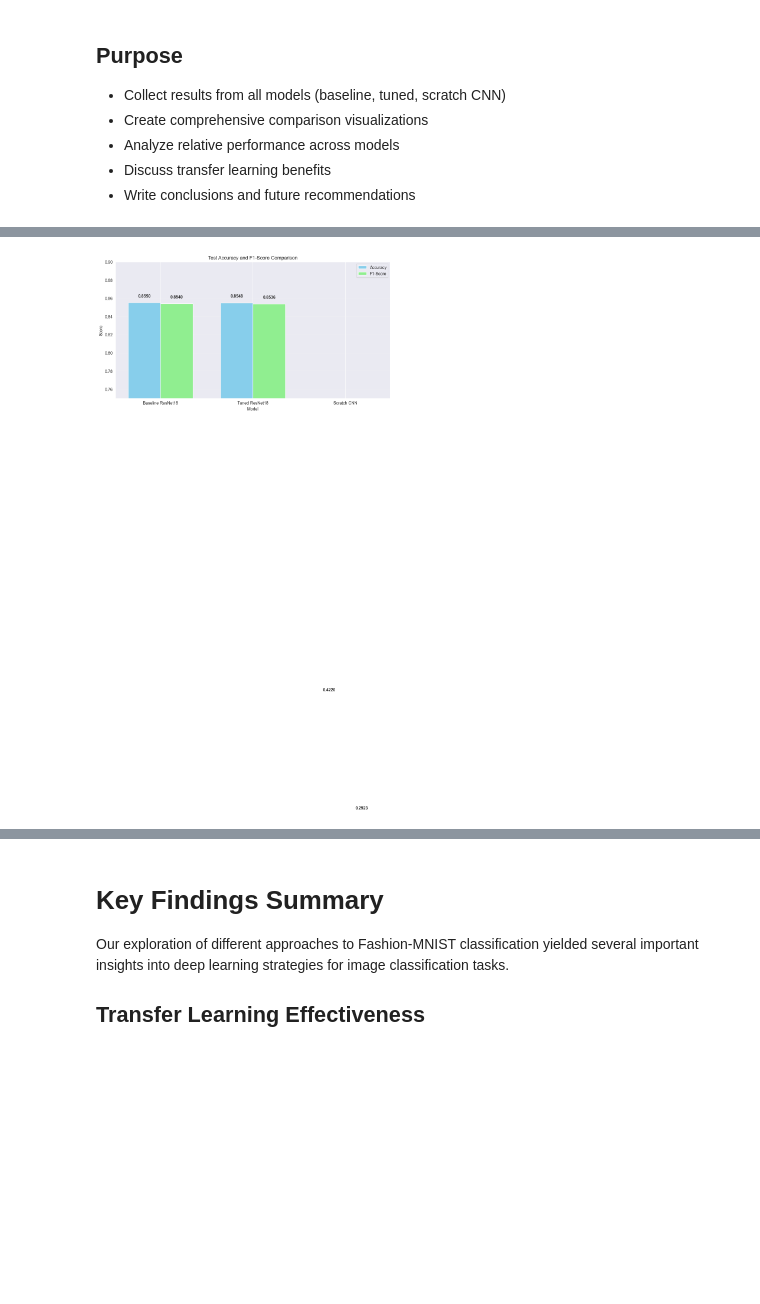
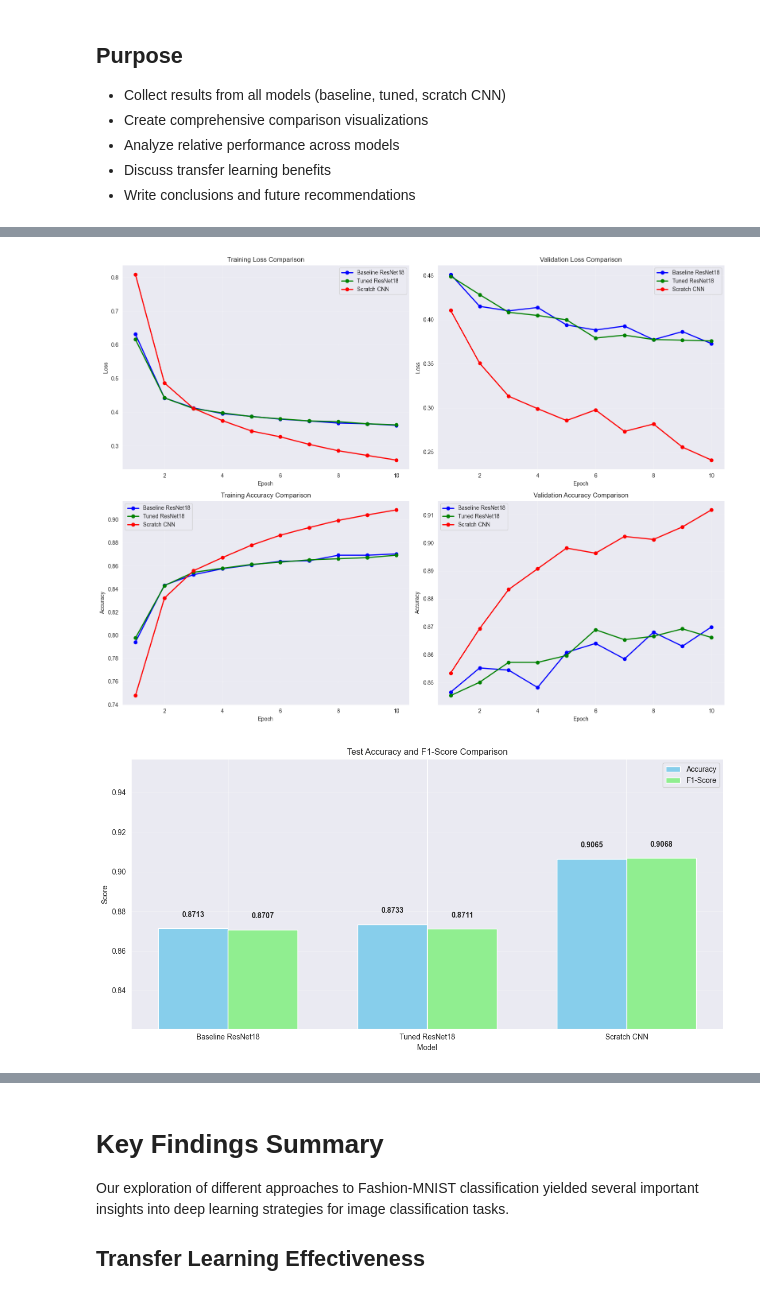
Before and after one commit to Skelligg/DL_Machine_Vision_Project, a Jupyter notebook: notebooks/06_comparison.ipynb, the cells around one changed output, grey strips where cells are left out. Saved outputs shown, nothing was run; the diff lists cells and outputs as text; code cells hidden in the pictures; blank space fills up the shorter version.

Commit message:
replaced hardcoded values with actual models saved metrics

```diff
--- a/notebooks/06_comparison.ipynb
+++ b/notebooks/06_comparison.ipynb
@@ -280,38 +169,100 @@ plt.close()  # Close the current figure before creating a new one
+# %%
+# Plot training curves for all models using actual checkpoint data
+epochs = range(1, len(baseline_metrics['train_losses']) + 1)
+
+# Create plots
+fig, axes = plt.subplots(2, 2, figsize=(16, 12))
+
+# Training Loss
+ax1 = axes[0, 0]
+ax1.plot(epochs, baseline_metrics['train_losses'], 'b-o', label='Baseline ResNet18', linewidth=2)
+ax1.plot(epochs, tuned_metrics['train_losses'], 'g-o', label='Tuned ResNet18', linewidth=2)
+ax1.plot(epochs, scratch_metrics['train_losses'], 'r-o', label='Scratch CNN', linewidth=2)
+ax1.set_xlabel('Epoch')
+ax1.set_ylabel('Loss')
+ax1.set_title('Training Loss Comparison')
+ax1.legend()
+ax1.grid(True, alpha=0.3)
+
+# Validation Loss
+ax2 = axes[0, 1]
+ax2.plot(epochs, baseline_metrics['val_losses'], 'b-o', label='Baseline ResNet18', linewidth=2)
+ax2.plot(epochs, tuned_metrics['val_losses'], 'g-o', label='Tuned ResNet18', linewidth=2)
+ax2.plot(epochs, scratch_metrics['val_losses'], 'r-o', label='Scratch CNN', linewidth=2)
+ax2.set_xlabel('Epoch')
+ax2.set_ylabel('Loss')
+ax2.set_title('Validation Loss Comparison')
+ax2.legend()
+ax2.grid(True, alpha=0.3)
+
+# Training Accuracy
+ax3 = axes[1, 0]
+ax3.plot(epochs, baseline_metrics['train_accs'], 'b-o', label='Baseline ResNet18', linewidth=2)
+ax3.plot(epochs, tuned_metrics['train_accs'], 'g-o', label='Tuned ResNet18', linewidth=2)
+ax3.plot(epochs, scratch_metrics['train_accs'], 'r-o', label='Scratch CNN', linewidth=2)
+ax3.set_xlabel('Epoch')
+ax3.set_ylabel('Accuracy')
+ax3.set_title('Training Accuracy Comparison')
+ax3.legend()
+ax3.grid(True, alpha=0.3)
+
+# Validation Accuracy
+ax4 = axes[1, 1]
+ax4.plot(epochs, baseline_metrics['val_accs'], 'b-o', label='Baseline ResNet18', linewidth=2)
+ax4.plot(epochs, tuned_metrics['val_accs'], 'g-o', label='Tuned ResNet18', linewidth=2)
+ax4.plot(epochs, scratch_metrics['val_accs'], 'r-o', label='Scratch CNN', linewidth=2)
+ax4.set_xlabel('Epoch')
+ax4.set_ylabel('Accuracy')
+ax4.set_title('Validation Accuracy Comparison')
+ax4.legend()
+ax4.grid(True, alpha=0.3)
+
+plt.tight_layout()
+plt.savefig('./saved_models/model_comparison_curves.png', dpi=150, bbox_inches='tight')
+plt.show()
+plt.close()
+# %% [output]
+[figure, added]
 # %%
 # Accuracy comparison bar plot
 models = ['Baseline ResNet18', 'Tuned ResNet18', 'Scratch CNN']
 accuracies = [baseline_metrics['accuracy'], tuned_metrics['accuracy'], scratch_metrics['accuracy']]
 f1_scores = [baseline_metrics['f1'], tuned_metrics['f1'], scratch_metrics['f1']]
 
 # Create bar plot
 plt.figure(figsize=(12, 6))
 x = np.arange(len(models))
 width = 0.35
 
 plt.bar(x - width/2, accuracies, width, label='Accuracy', color='skyblue')
 plt.bar(x + width/2, f1_scores, width, label='F1-Score', color='lightgreen')
 
 plt.xlabel('Model')
 plt.ylabel('Score')
 plt.title('Test Accuracy and F1-Score Comparison')
 plt.xticks(x, models)
-plt.ylim(0.75, 0.9)  # Set y-axis limits for better visualization
+
+# Set dynamic y-axis limits based on actual data
+min_val = min(min(accuracies), min(f1_scores))
+max_val = max(max(accuracies), max(f1_scores))
+plt.ylim(max(0, min_val - 0.05), min(1.0, max_val + 0.05))
+
 plt.legend()
 plt.grid(axis='y', alpha=0.3)
 
 # Add value labels on bars
 for i, v in enumerate(accuracies):
     plt.text(i - width/2, v + 0.005, f'{v:.4f}', ha='center', va='bottom', fontweight='bold')
 
 for i, v in enumerate(f1_scores):
     plt.text(i + width/2, v + 0.005, f'{v:.4f}', ha='center', va='bottom', fontweight='bold')
 
 plt.tight_layout()
 plt.savefig('./saved_models/accuracy_comparison.png', dpi=150, bbox_inches='tight')
 plt.show()
-plt.close()  # Close the figure after displaying it
+plt.close()
 # %% [output]
-[figure, old version]
+[figure, new version]
 # %%
 # Baseline vs Tuned Variant comparison
 
```
Also changed, not shown: parts of 6 cells of this notebook, 3 other files.
